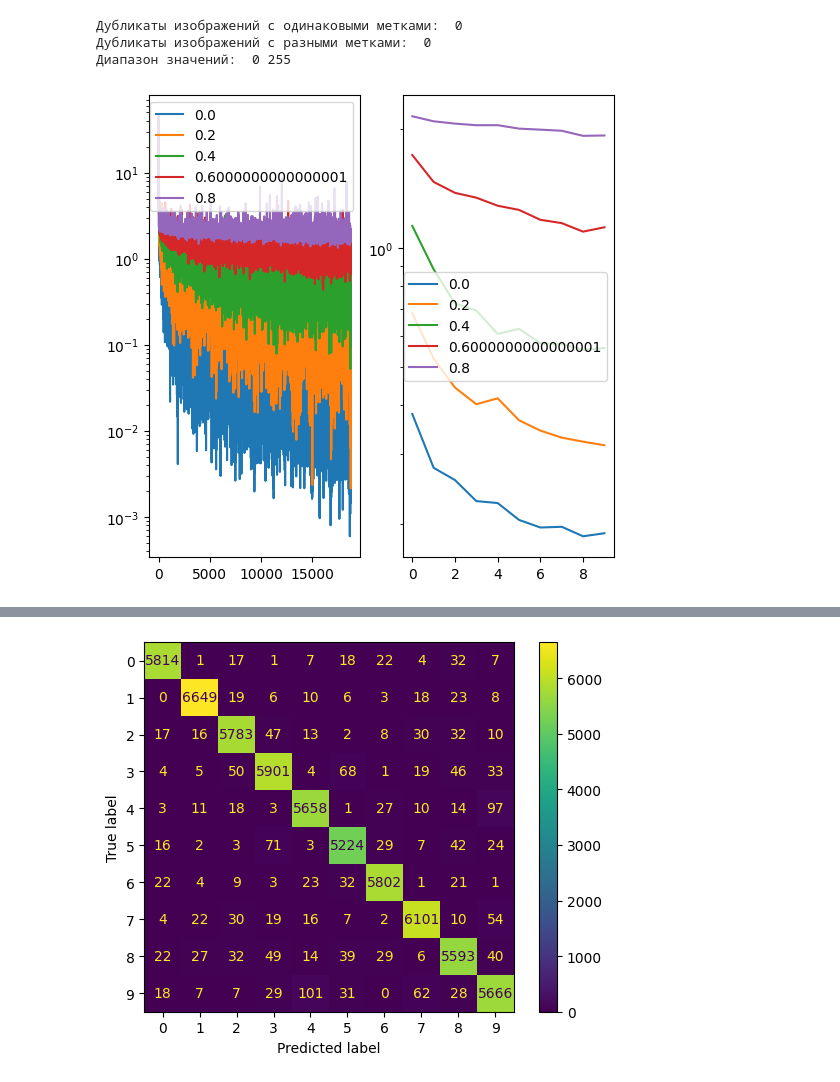
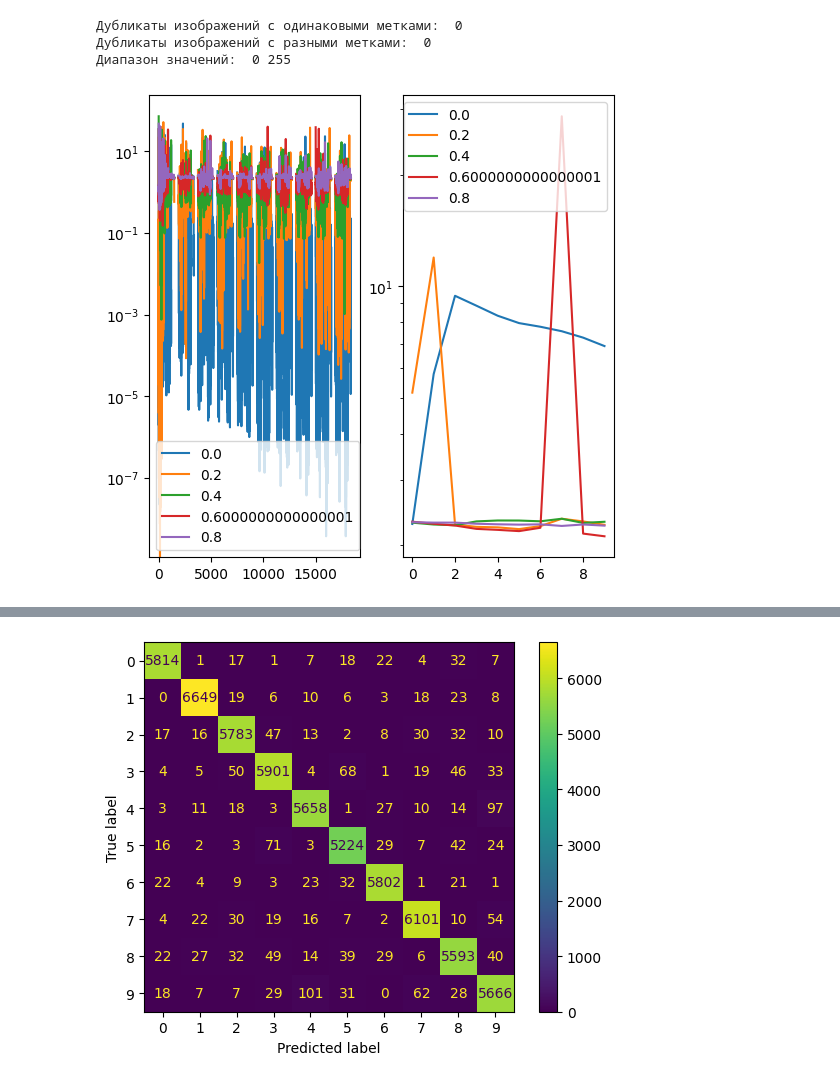
Before and after one commit to BorisVIkVik/MNIST_VALIDATION_LAB, a Jupyter notebook: Lab.ipynb, the cells around one changed output, grey strips where cells are left out. Saved outputs shown, nothing was run; the diff lists cells and outputs as text; code cells hidden in the pictures.

```diff
--- a/Lab.ipynb
+++ b/Lab.ipynb
@@ -151,0 +163,23 @@ print('Индекс Gini:', 1 - (images['label'].value_counts(normalize=True) **
+# %%
+from imblearn.over_sampling import RandomOverSampler
+from imblearn.under_sampling import RandomUnderSampler
+from collections import Counter
+
+need_to_over_smaple = {}
+mdeian_count = y_train.value_counts().median()
+val = y_train.unique().tolist()
+for i in val:
+    need_to_over_smaple[i] = np.int64(max(mdeian_count, y_train.value_counts().loc[i]))
+print(need_to_over_smaple)
+
+ros = RandomOverSampler(sampling_strategy=need_to_over_smaple, random_state=42)
+X_resampled, y_resampled = ros.fit_resample(X_train, y_train)
+print("После Oversampling:", Counter(y_resampled))
+
+need_to_under_smaple = {}
+for i in val:
+    need_to_under_smaple[i] = mdeian_count
+
+rus = RandomUnderSampler(random_state=42)
+X_resampled_un, y_resampled_un = rus.fit_resample(X_resampled, y_resampled)
+print("После Undersampling:", Counter(y_resampled_un))
@@ -204,8 +242,8 @@ class NeuralNetwork(nn.Module):
     def __init__(self, p_val):
         super().__init__()
         self.p_val = p_val
-        self.l1 = nn.Linear(28*28, 32)
-        self.l2 = nn.Linear(32, 10)
+        self.l1 = nn.Linear(28*28, 16)
+        self.l2 = nn.Linear(16, 10)
 
     def forward(self, x):
         x = nn.functional.dropout(nn.functional.relu(self.l1(x)), self.p_val)
@@ -216,11 +254,11 @@ class NeuralNetwork(nn.Module):
 BATCH_SIZE = 32
 EPOCHS = 10
 test_label = []
-models_with_different_p = []
+models_with_different_p_balanced = []
 fig, axes = plt.subplots(nrows=1, ncols=2, figsize=(6, 6))
 for p_val in range(0, 10, 2):
     model = NeuralNetwork(p_val * 0.1)
-    opt = torch.optim.NAdam(model.parameters(), lr=3e-4)
+    opt = torch.optim.SGD(model.parameters(), lr=3e-4)
     loss_func = nn.CrossEntropyLoss()
     losses = []
 
@@ -229,36 +267,36 @@ for p_val in range(0, 10, 2):
         test_label = []
         labels = []
         for i in range(0, len(X), BATCH_SIZE):
-            outputs = model(torch.Tensor(np.array(X[i:i+BATCH_SIZE], dtype=np.float32)))
+            outputs = model(torch.Tensor(np.array(X_resampled_un[i:i+BATCH_SIZE], dtype=np.float32)))
             # print(outputs)
             labels += torch.argmax(outputs.detach(), dim=1)
-            loss = loss_func(outputs, torch.tensor(np.array(y[i:i+BATCH_SIZE]), dtype=torch.long))
+            loss = loss_func(outputs, torch.tensor(np.array(y_resampled_un[i:i+BATCH_SIZE]), dtype=torch.long))
             loss.backward()
             opt.step()
             model.zero_grad()
             losses.append(loss.item())
         save_loss_test = []
         for i in range(0, len(X_test), BATCH_SIZE):
             outputs = model(torch.Tensor(np.array(X_test[i:i+BATCH_SIZE], dtype=np.float32)))
             # print(outputs)
             test_label += torch.argmax(outputs.detach(), dim=1)
             loss = loss_func(outputs, torch.tensor(np.array(y_test[i:i+BATCH_SIZE]), dtype=torch.long))
             save_loss_test.append(loss.item())
         test_loss.append(torch.tensor(save_loss_test).mean())
-    models_with_different_p.append(model)
+    models_with_different_p_balanced.append(model)
 
 
     axes[0].plot(losses, label=f'{p_val * 0.1}')
     axes[1].plot(test_loss, label=f'{p_val * 0.1}')
 
 axes[0].legend()
 # axes[0].set_ylim(0, 4)
 axes[1].legend()
 axes[0].set_yscale('log')
 axes[1].set_yscale('log')
 # plt.yscale('log')
 # # plt.loglog()
 # plt.ylim(0, 3)
 plt.show()
 # %% [output]
-[figure, old version]
+[figure, new version]
```
Also changed, not shown: parts of 11 cells of this notebook.
